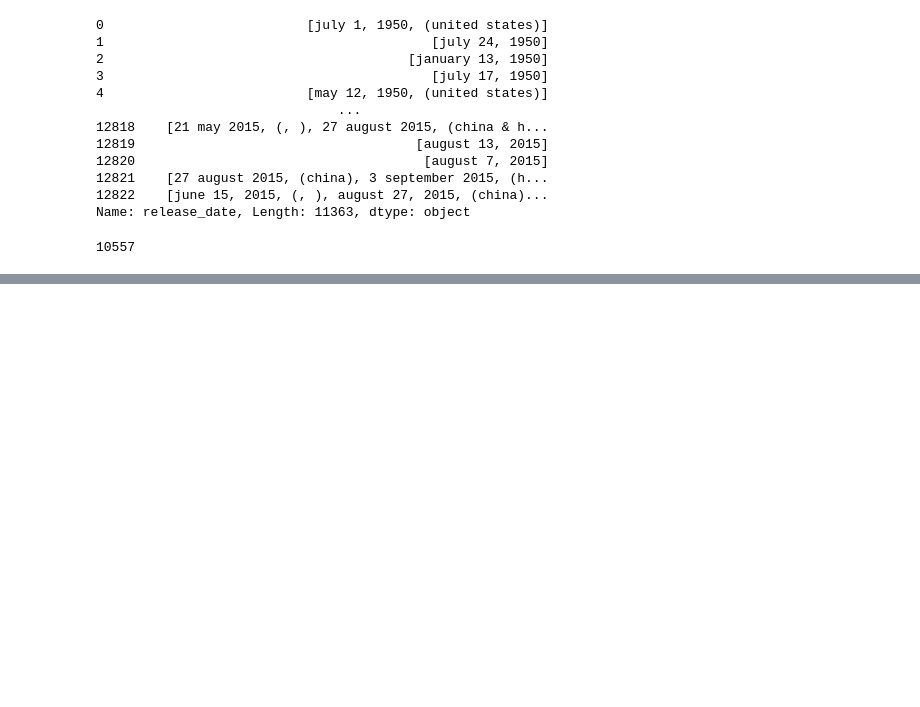
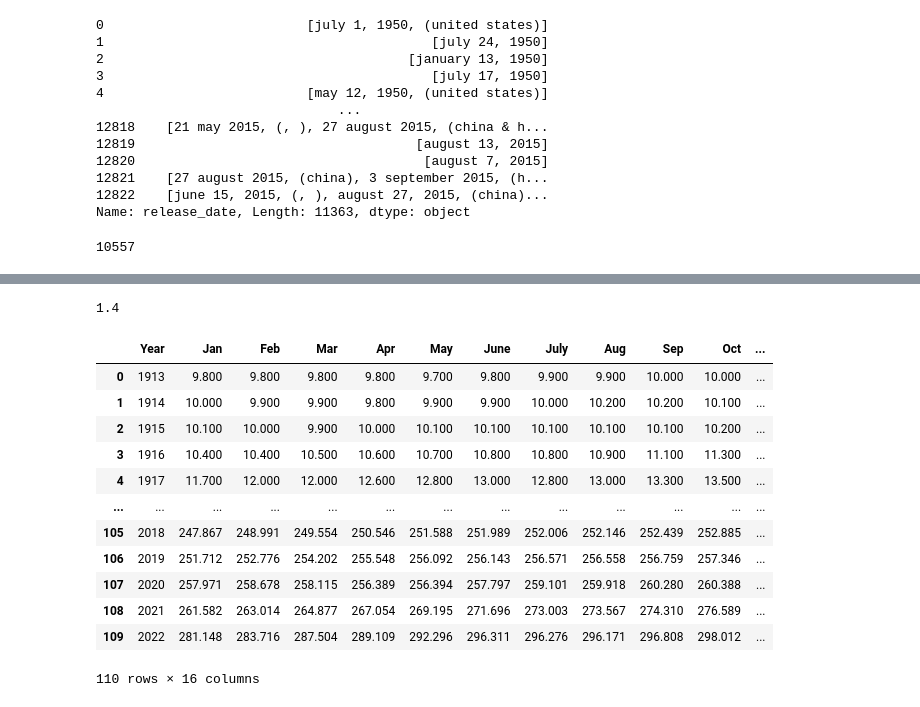
Before and after one commit to Benno49/data-literacy-project, a Jupyter notebook: src/movies/filter/filter_dev.ipynb, the cells around one changed output, grey strips where cells are left out. Cells and saved outputs as stored; diff of their text form; code cells hidden in the pictures; blank space fills up the shorter version.

Commit message:
add inflation calculator for US

```diff
--- a/src/movies/filter/filter_dev.ipynb
+++ b/src/movies/filter/filter_dev.ipynb
@@ -393,0 +413,73 @@ len(dataframe["release_date"].loc[~dataframe["release_date"].isnull()])
+# %%
+"""
+First we need to convert all written text into a natural number (e.g. 46.75 million = 46750000)
+After that, the really difficult part starts by accounting for inflation and different currencies
+"""
+
+inflation_table = pd.read_csv(Path(local_path, "inflation_rate_usa.csv"), dtype=float)
+inflation_table["Year"] = inflation_table["Year"].transform(lambda x: int(x))
+FIRST_YEAR = 1913
+LAST_YEAR = 2022
+MONTH_MAPPING = {
+    1: "Jan",
+    2: "Feb",
+    3: "Mar",
+    4: "Apr",
+    5: "May",
+    6: "June",
+    7: "July",
+    8: "Aug",
+    9: "Sep",
+   10: "Oct",
+   11: "Nov",
+   12: "Dec",
+}
+
+"""
+Inflation Table contains CPI in Columns Jan-Dec and Avg, Dec-Dec and Avg-Avg is already given in percent
+"""
+
+def inflation_calculator(value: float, from_year: int, to_year: int, from_month: int = None, to_month: int = None) -> float:
+    """
+    Calculate Inflation per year or even per month if <from_month> and <to_month> are specified
+    Inflation can be efficiently calculated with CPI money*(<to_cpi> / <from_cpi>)
+    Rounded to 2 decimals
+    """
+    if from_year < FIRST_YEAR or to_year > LAST_YEAR:
+        if to_year < FIRST_YEAR or from_year > LAST_YEAR:
+            raise ValueError("years are out of range of dataset")
+    if from_month:
+        if from_month < 1 or from_month > 12:
+            raise ValueError("from months are out of range")
+    if to_month:
+        if to_month < 1 or to_month > 12:
+            raise ValueError("to months are out of range")
+
+    _from_table = inflation_table.loc[from_year-FIRST_YEAR]
+    _to_table = inflation_table.loc[to_year-FIRST_YEAR]
+
+    _from_pci: float = _from_table[MONTH_MAPPING[from_month]] if from_month else _from_table["Avg"]
+    _to_pci: float = _to_table[MONTH_MAPPING[to_month]] if to_month else _to_table["Avg"]
+
+    return round(value * (_to_pci / _from_pci), 2)
+
+
+# inflation_calculator(1.0, 1913, 1917, 1, 12)
+# %% [output]
+1.4
+# %%
+inflation_table
+# %% [output]
+|  | Year | Jan | Feb | Mar | Apr | May | June | July | Aug | Sep | Oct | ... |
+| 0 | 1913 | 9.800 | 9.800 | 9.800 | 9.800 | 9.700 | 9.800 | 9.900 | 9.900 | 10.000 | 10.000 | ... |
+| 1 | 1914 | 10.000 | 9.900 | 9.900 | 9.800 | 9.900 | 9.900 | 10.000 | 10.200 | 10.200 | 10.100 | ... |
+| 2 | 1915 | 10.100 | 10.000 | 9.900 | 10.000 | 10.100 | 10.100 | 10.100 | 10.100 | 10.100 | 10.200 | ... |
+| 3 | 1916 | 10.400 | 10.400 | 10.500 | 10.600 | 10.700 | 10.800 | 10.800 | 10.900 | 11.100 | 11.300 | ... |
+| 4 | 1917 | 11.700 | 12.000 | 12.000 | 12.600 | 12.800 | 13.000 | 12.800 | 13.000 | 13.300 | 13.500 | ... |
+| ... | ... | ... | ... | ... | ... | ... | ... | ... | ... | ... | ... | ... |
+| 105 | 2018 | 247.867 | 248.991 | 249.554 | 250.546 | 251.588 | 251.989 | 252.006 | 252.146 | 252.439 | 252.885 | ... |
+| 106 | 2019 | 251.712 | 252.776 | 254.202 | 255.548 | 256.092 | 256.143 | 256.571 | 256.558 | 256.759 | 257.346 | ... |
+| 107 | 2020 | 257.971 | 258.678 | 258.115 | 256.389 | 256.394 | 257.797 | 259.101 | 259.918 | 260.280 | 260.388 | ... |
+| 108 | 2021 | 261.582 | 263.014 | 264.877 | 267.054 | 269.195 | 271.696 | 273.003 | 273.567 | 274.310 | 276.589 | ... |
+| 109 | 2022 | 281.148 | 283.716 | 287.504 | 289.109 | 292.296 | 296.311 | 296.276 | 296.171 | 296.808 | 298.012 | ... |
+110 rows × 16 columns
```
Also changed, not shown: parts of 6 cells of this notebook, 2 other files.
